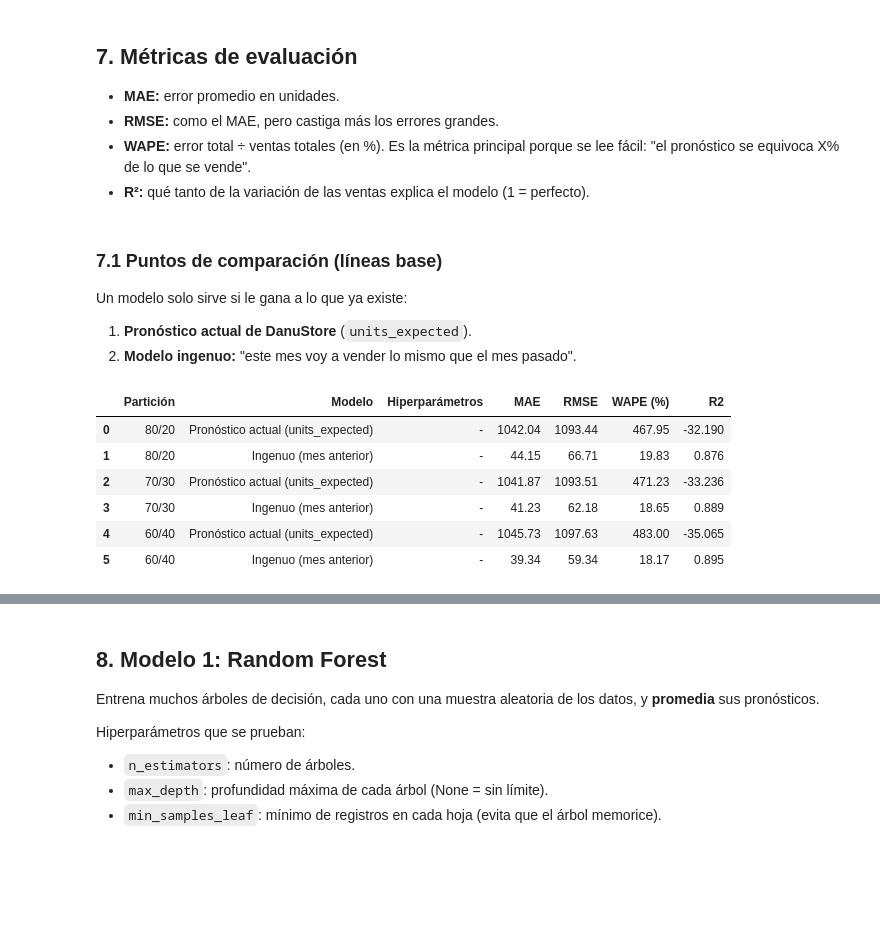
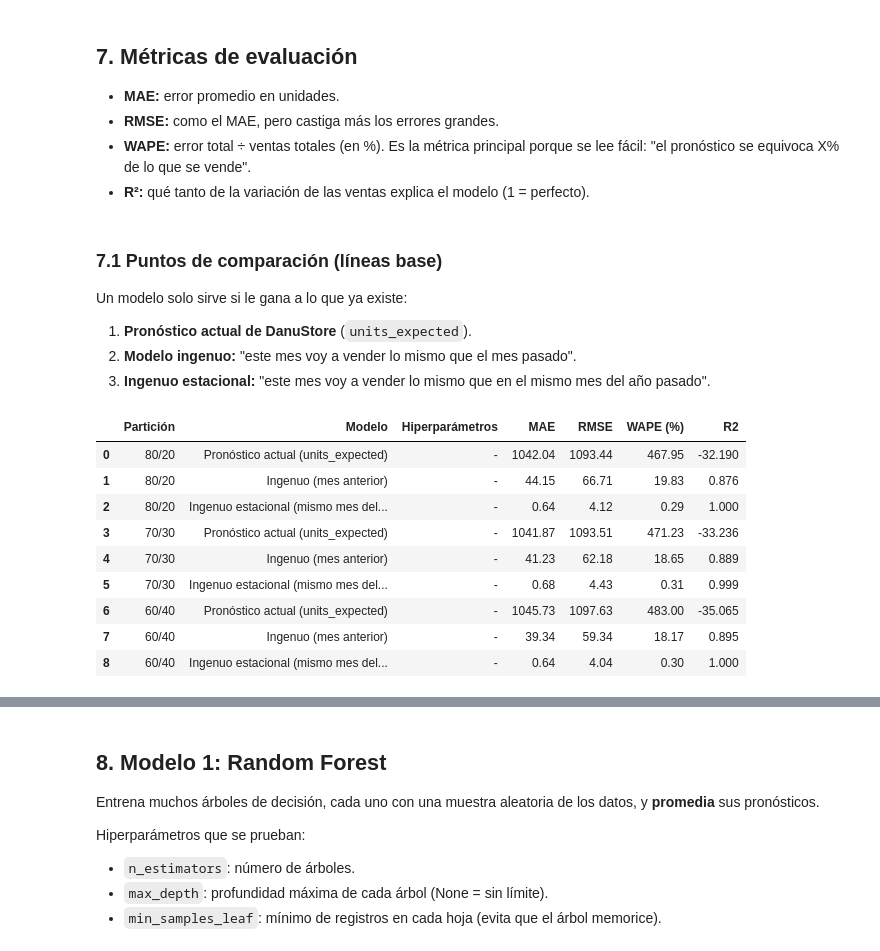
Before and after one commit to patatamanYT/no-entear, a Jupyter notebook: etapa_5_1_codigo/TI3002C_Etapa 5.1_Código ML_6_Jaime Hernández González.ipynb, the cells around one changed output, grey strips where cells are left out. Saved outputs shown, nothing was run; the diff lists cells and outputs as text; code cells hidden in the pictures; blank space fills up the shorter version.

```diff
--- a/etapa_5_1_codigo/TI3002C_Etapa 5.1_Código ML_6_Jaime Hernández González.ipynb
+++ b/etapa_5_1_codigo/TI3002C_Etapa 5.1_Código ML_6_Jaime Hernández González.ipynb
@@ -305,31 +309,39 @@ def evaluar(y_real, y_pred):
     rmse = np.sqrt(mean_squared_error(y_real, y_pred))
     wape = np.abs(y_real - y_pred).sum() / y_real.sum() * 100
     r2 = r2_score(y_real, y_pred)
-    return {'MAE': round(mae, 2), 'RMSE': round(rmse, 2), 'WAPE (%)': round(wape, 2), 'R2': round(r2, 3)}
+    return {'MAE': round(float(mae), 2), 'RMSE': round(float(rmse), 2), 'WAPE (%)': round(float(wape), 2), 'R2': round(float(r2), 3)}
 # %% [markdown]
 ### 7.1 Puntos de comparación (líneas base)
 Un modelo solo sirve si le gana a lo que ya existe:
 1. **Pronóstico actual de DanuStore** (`units_expected`).
 2. **Modelo ingenuo:** "este mes voy a vender lo mismo que el mes pasado".
+3. **Ingenuo estacional:** "este mes voy a vender lo mismo que en el mismo mes del año pasado".
 # %%
 resultados = []
 
 for nombre, corte in particiones.items():
     prueba = datos['fecha'] >= corte
     fila = evaluar(y[prueba], datos.loc[prueba, 'units_expected'])
     fila.update({'Modelo': 'Pronóstico actual (units_expected)', 'Partición': nombre, 'Hiperparámetros': '-'})
     resultados.append(fila)
 
     fila = evaluar(y[prueba], datos.loc[prueba, 'ventas_mes_anterior'])
     fila.update({'Modelo': 'Ingenuo (mes anterior)', 'Partición': nombre, 'Hiperparámetros': '-'})
     resultados.append(fila)
 
+    fila = evaluar(y[prueba], datos.loc[prueba, 'ventas_hace_12'])
+    fila.update({'Modelo': 'Ingenuo estacional (mismo mes del año anterior)', 'Partición': nombre, 'Hiperparámetros': '-'})
+    resultados.append(fila)
+
 pd.DataFrame(resultados)[['Partición', 'Modelo', 'Hiperparámetros', 'MAE', 'RMSE', 'WAPE (%)', 'R2']]
 # %% [output]
 |  | Partición | Modelo | Hiperparámetros | MAE | RMSE | WAPE (%) | R2 |
 | 0 | 80/20 | Pronóstico actual (units_expected) | - | 1042.04 | 1093.44 | 467.95 | -32.190 |
 | 1 | 80/20 | Ingenuo (mes anterior) | - | 44.15 | 66.71 | 19.83 | 0.876 |
-| 2 | 70/30 | Pronóstico actual (units_expected) | - | 1041.87 | 1093.51 | 471.23 | -33.236 |
-| 3 | 70/30 | Ingenuo (mes anterior) | - | 41.23 | 62.18 | 18.65 | 0.889 |
-| 4 | 60/40 | Pronóstico actual (units_expected) | - | 1045.73 | 1097.63 | 483.00 | -35.065 |
-| 5 | 60/40 | Ingenuo (mes anterior) | - | 39.34 | 59.34 | 18.17 | 0.895 |
+| 2 | 80/20 | Ingenuo estacional (mismo mes del... | - | 0.64 | 4.12 | 0.29 | 1.000 |
+| 3 | 70/30 | Pronóstico actual (units_expected) | - | 1041.87 | 1093.51 | 471.23 | -33.236 |
+| 4 | 70/30 | Ingenuo (mes anterior) | - | 41.23 | 62.18 | 18.65 | 0.889 |
+| 5 | 70/30 | Ingenuo estacional (mismo mes del... | - | 0.68 | 4.43 | 0.31 | 0.999 |
+| 6 | 60/40 | Pronóstico actual (units_expected) | - | 1045.73 | 1097.63 | 483.00 | -35.065 |
+| 7 | 60/40 | Ingenuo (mes anterior) | - | 39.34 | 59.34 | 18.17 | 0.895 |
+| 8 | 60/40 | Ingenuo estacional (mismo mes del... | - | 0.64 | 4.04 | 0.30 | 1.000 |
```
Also changed, not shown: parts of 14 cells of this notebook, 2 other files.
